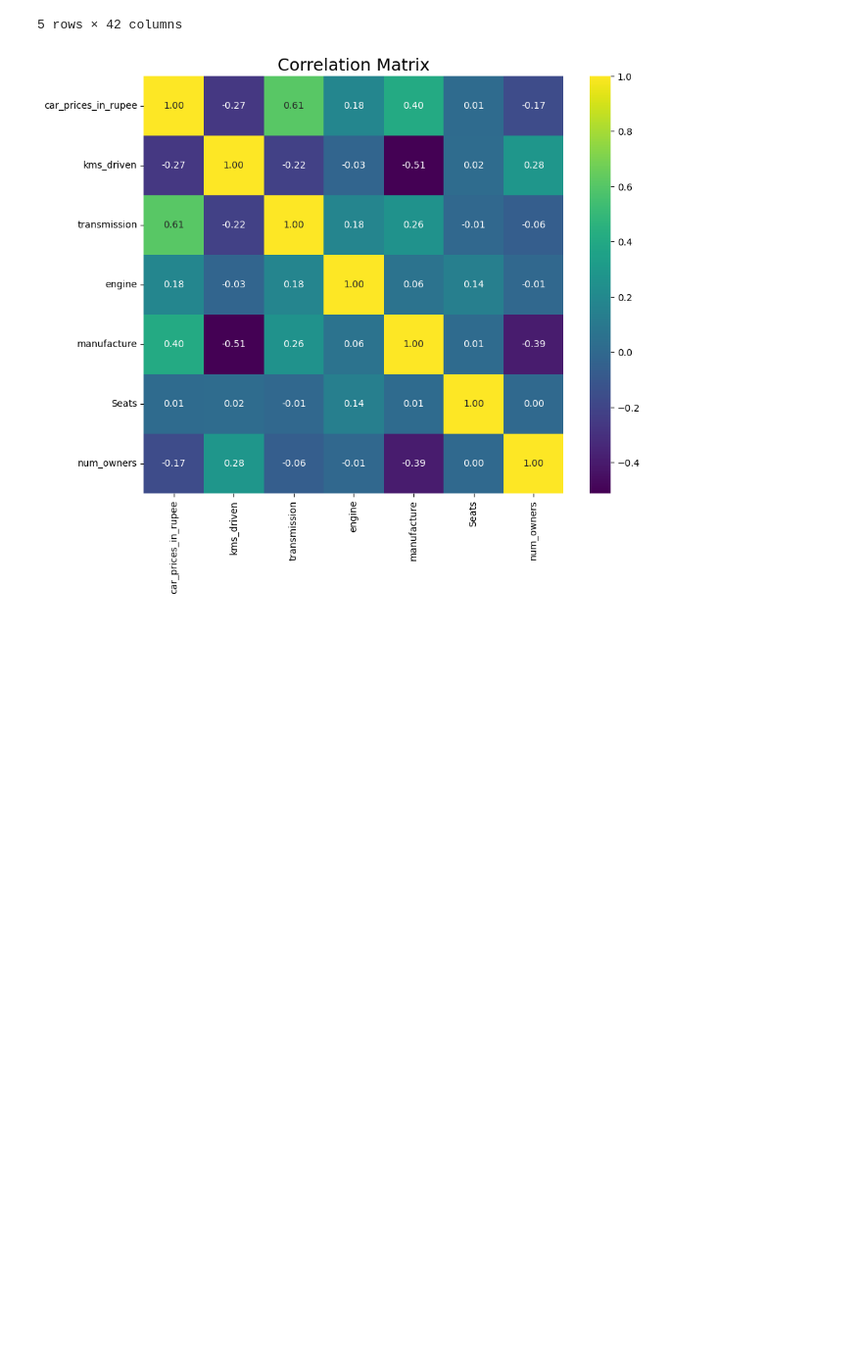
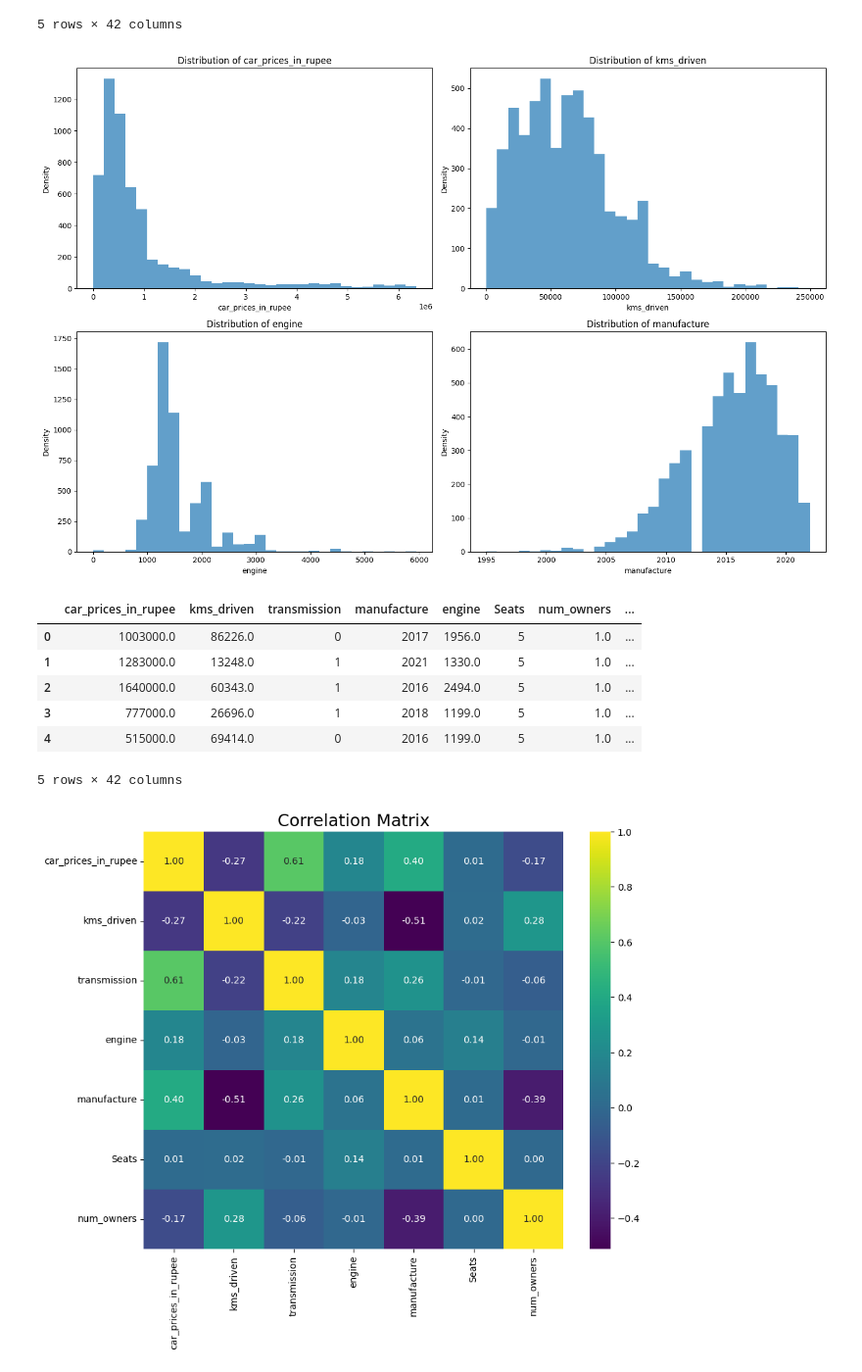
Before and after one commit to monbiote/India_Used_Car_Price_Predictor, a Jupyter notebook: Refactory Computing_Final.ipynb, the cells around one changed output. Shown at 98% size. Cells and saved outputs as stored; diff of their text form; code cells hidden in the pictures; blank space fills up the shorter version.

```diff
--- a/Refactory Computing_Final.ipynb
+++ b/Refactory Computing_Final.ipynb
@@ -801,3 +909,33 @@ test_normality(df['kms_driven'], 'kms_driven')
 # %% [output]
 Column "car_prices_in_rupee": Statistics=0.656, p=0.000. Column "car_prices_in_rupee" is not normally distributed (reject H0)
 Column "kms_driven": Statistics=0.954, p=0.000. Column "kms_driven" is not normally distributed (reject H0)
+# %%
+'''
+#example transforamtions
+import used_car_prediction_lib.features.transformator as trsfrm
+
+#define class: transformator
+normalization_trsfrm = trsfrm.normalization_Transformator()
+standardization_trsfrm = trsfrm.standardization_Transformator()
+log_trsfrm = trsfrm.Log_Transformator()
+square_trsfrm = trsfrm.Square_Transformator()
+square_trsfrm.transform(df,'example')
+
+df = log_trsfrm.transform(df, 'car_prices_in_rupee')
+df = log_trsfrm.transform(df, 'kms_driven')
+
+
+df = normalization_trsfrm.transform(df, 'engine')
+df = standardization_trsfrm.transform(df, 'engine')
+
+df = normalization_trsfrm.transform(df, 'manufacture')
+df = standardization_trsfrm.transform(df, 'manufacture')
+'''
+
+# Usage example
+import used_car_prediction_lib.data_exploration.dataExplorer as dataExp
+normality_dataExp = dataExp.NormalityDataExplorer(alpha=0.05)
+normality_dataExp.check(df['car_prices_in_rupee'], 'car_prices_in_rupee')
+normality_dataExp.check(df['kms_driven'], 'kms_driven')
+#normality_dataExp.check(df['engine'], 'engine')
+#normality_dataExp.check(df['manufacture'], 'manufacture')
@@ -837,6 +998,18 @@ df.head()
 | 3 | 777000.0 | 26696.0 | 1 | 2018 | 1199.0 | 5 | 1.0 | ... |
 | 4 | 515000.0 | 69414.0 | 0 | 2016 | 1199.0 | 5 | 1.0 | ... |
 5 rows × 42 columns
+# %%
+distributionPlot_grpExp.plot(df, ['car_prices_in_rupee', 'kms_driven', 'engine','manufacture'])
+df.head()
+# %% [output]
+[figure, added]
+|  | car_prices_in_rupee | kms_driven | transmission | manufacture | engine | Seats | num_owners | ... |
+| 0 | 1003000.0 | 86226.0 | 0 | 2017 | 1956.0 | 5 | 1.0 | ... |
+| 1 | 1283000.0 | 13248.0 | 1 | 2021 | 1330.0 | 5 | 1.0 | ... |
+| 2 | 1640000.0 | 60343.0 | 1 | 2016 | 2494.0 | 5 | 1.0 | ... |
+| 3 | 777000.0 | 26696.0 | 1 | 2018 | 1199.0 | 5 | 1.0 | ... |
+| 4 | 515000.0 | 69414.0 | 0 | 2016 | 1199.0 | 5 | 1.0 | ... |
+5 rows × 42 columns
 # %%
 # Correlation Matrix
 def correlation_heatmap(df, columns):
```
Also changed, not shown: parts of 26 cells of this notebook, 10 other files.
